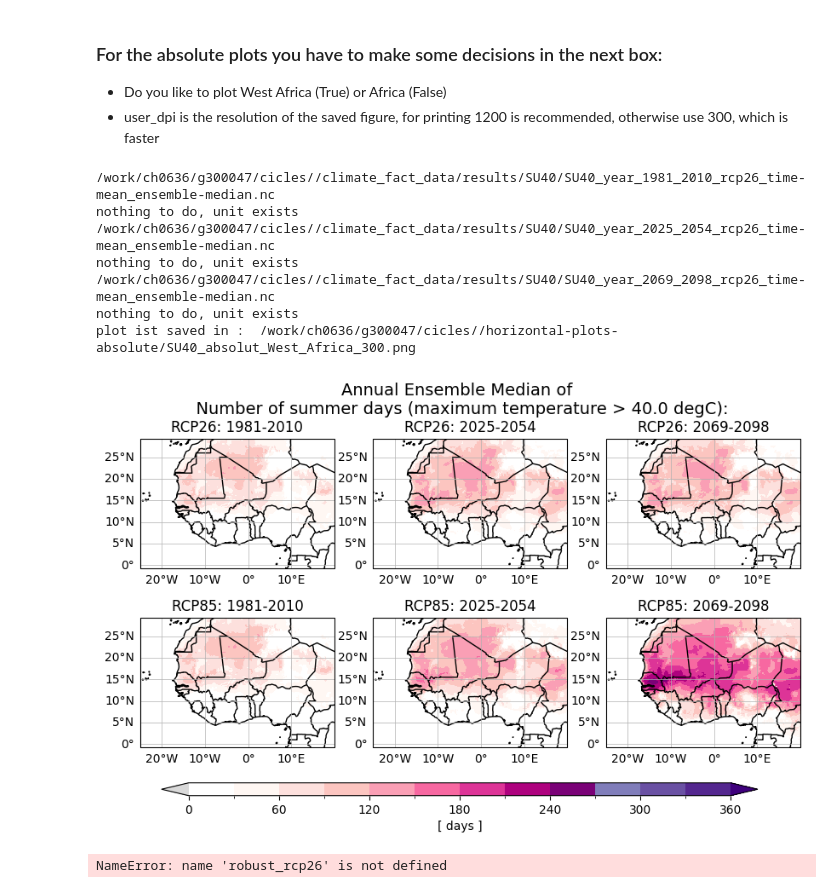
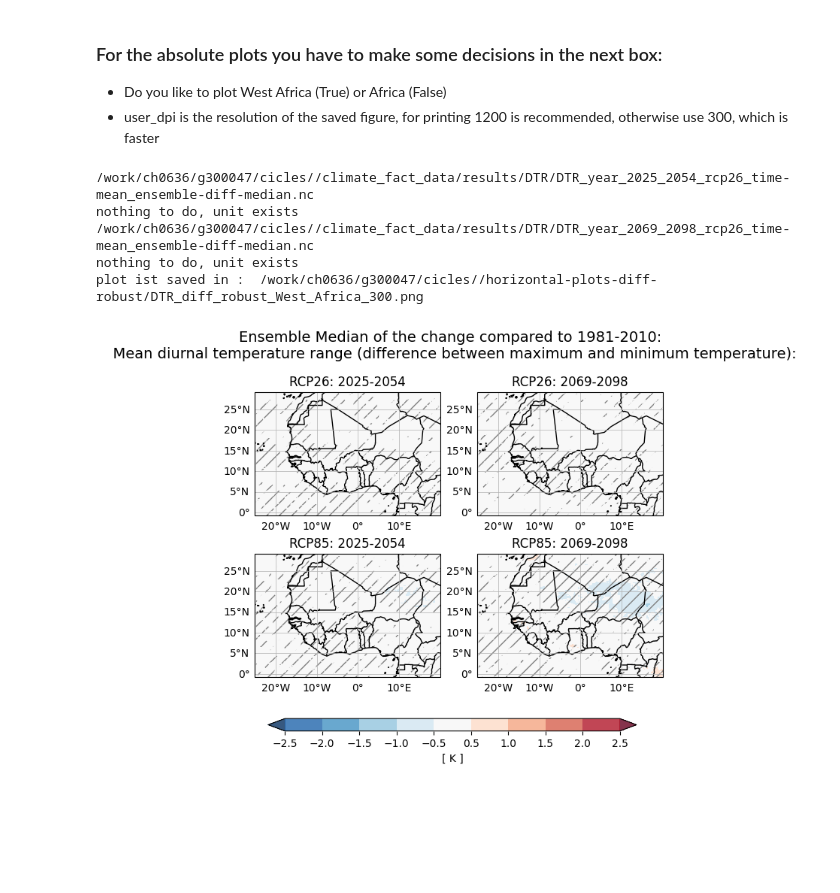
Before and after one commit to KatharinaBuelow/heat-indicators-africa, a Jupyter notebook: Notebooks/horiplot-heat-indicator-diff-robust.ipynb, the cells around one changed output. Drawn from its saved outputs; the diff is of its cells as text; code cells hidden in the pictures; blank space fills up the shorter version.

Commit message:
notebook for time series

```diff
--- a/Notebooks/horiplot-heat-indicator-diff-robust.ipynb
+++ b/Notebooks/horiplot-heat-indicator-diff-robust.ipynb
@@ -22,7 +22,7 @@ home=os.getcwd()
 database='/work/ch0636/g300047/cicles/'
 # set directories
 datadir=database +'/climate_fact_data/results'
-plotdir=database+'/horizontal-plots-absolute'
+plotdir=database+'/horizontal-plots-diff-robust'
 # %%
 directory_available(plotdir)
 # %%
@@ -34,6 +34,7 @@ directory_available(plotdir)
 # Chose if you like median or mean
 #var='SU30'
 #var='SU35'
+#var='SU40'
 #var='TG'
 #var='HSn'
 #var='HSx'
@@ -41,8 +42,9 @@ directory_available(plotdir)
 #var='HWf'
 #var='HWn'
 #var='HWx'
-var='TR'
+#var='TR'
 #var='WSDI'
+var='DTR'
 timefreq='year_2'
 what='_time-mean_ensemble-diff-median.nc'
 robust='_ensemble-robustness.nc'
@@ -61,31 +63,6 @@ sims_rcp26.sort()
 sims_rcp85.sort()
 robust_rcp26.sort()
 robust_rcp85.sort()
-# %%
-# This is for absolute plots
-#
-# Detemine the variable
-# Time resolution you like
-# Chose if you like median or mean
-#
-var='SU40'
-#var='SU30'
-#var='SU35'
-#var='TG'
-#var='HSn'
-#var='HSx'
-#var='HSf'
-#var='HWf'
-#var='HWn'
-#var='HWx'
-#var='WSDI'
-#var='TR'
-timefreq='year'
-what='_time-mean_ensemble-median.nc'
-list_rcp26 = "rcp26"
-list_rcp85 = "rcp85"
-
-title_part="Annual Ensemble Median of \n "
 # %%
 # Get the list of files for difference plots
 #sims_rcp26 = glob.glob(datadir+'/'+var+'/'+var+'*'+timefreq+'*'+list_rcp26+'*'+what)
@@ -127,7 +84,7 @@ else:
 
 #heatwave with tasmax >35
 #HSf: Number of hot spells (maximum temperature > 35 degC)  , minimum 3 days
-if var in ['SU35','HSx', 'HSn']:
+if var in ['TR','SU35','HSx', 'HSn','SU40']:
     color_steps_diff=['#d1e5f0','#ffffff','#f7f4f9','#e7e1ef','#d4b9da','#c994c7','#df65b0','#e7298a','#ce1256','#980043','#67001f']
 elif var in ['HSf',]:
     color_steps_diff=['#92c5de','#d1e5f0','#ffffff','#ffffff','#f7f4f9','#e7e1ef','#d4b9da','#c994c7','#df65b0','#e7298a','#ce1256','#980043','#67001f']
@@ -136,6 +93,9 @@ elif var in ['HWf',]:
 # Warmspell with tasmax>30
 elif var in ['SU30','HWx','HWn']:
     color_steps_diff=['#d1e5f0','#ffffff','#ffffcc','#ffeda0','#fed976','#feb24c','#fd8d3c','#fc4e2a','#e31a1c','#bd0026','#800026']
+elif var in ['DTR']:
+    color_steps_diff=['#67001f','#b2182b','#d6604d','#f4a582','#fddbc7','#f7f7f7','#d1e5f0','#92c5de','#4393c3','#2166ac','#053061']
+    color_steps_diff =color_steps_diff[::-1]
 
 
 # difference plots for WSDI
@@ -147,7 +107,7 @@ elif var in ['TG']:
 else:
     print('no colors defined for ', var)
 
-if var in ['SU30','SU35','HSn']:
+if var in ['TR','SU30','SU35','HSn','SU40']:
     level_steps_diff=[0,10,20,30,45,60,90,120,150,180]
 elif var=='HWn':
     level_steps_diff=[0,10,20,30,60,90,120,150,180,220]
@@ -157,6 +117,8 @@ elif var in ['HSf','HWf']:
     level_steps_diff=[-3,-1,0,1,3,5,7,9,11,13]
 elif var=='TG':
     level_steps_diff=[-0.5,0,0.5,1,1.5,2,2.5,3,3.5,4,4.5,5]
+elif var=='DTR':
+    level_steps_diff=[-2.5,-2,-1.5,-1,-0.5,0.5,1,1.5,2,2.5]
 elif var=='WSDI':
     level_steps_diff=[0,20,40,60,80,100,150,200,250,300,350]
 else:
@@ -184,41 +127,28 @@ data['HSf'].units
 ### For the absolute plots you have to make some decisions in the next box:
 * Do you like to plot West Africa (True) or Africa (False)
 * user_dpi is the resolution of the saved figure, for printing 1200 is recommended, otherwise use 300, which is faster
-# %%
-plot_6absolut(
-     sims_rcp26,
-     sims_rcp85,
-     level_steps,
-     color_steps,
-     plotdir,
-     title=title_part,
-     var=var,
-     westafrica=True,
-     user_dpi=300,   # default is 300, 1200 for printings
-     )
-# %% [output]
-/work/ch0636/g300047/cicles//climate_fact_data/results/SU40/SU40_year_1981_2010_rcp26_time-mean_ensemble-median.nc
-nothing to do, unit exists
-/work/ch0636/g300047/cicles//climate_fact_data/results/SU40/SU40_year_2025_2054_rcp26_time-mean_ensemble-median.nc
-nothing to do, unit exists
-/work/ch0636/g300047/cicles//climate_fact_data/results/SU40/SU40_year_2069_2098_rcp26_time-mean_ensemble-median.nc
-nothing to do, unit exists
-plot ist saved in :  /work/ch0636/g300047/cicles//horizontal-plots-absolute/SU40_absolut_West_Africa_300.png
-[figure, removed]
 # %%
-plot_6diff(
+plot_4diff(
      sims_rcp26,
      sims_rcp85,
      robust_rcp26,
      robust_rcp85,
      level_steps_diff,
      color_steps_diff,
      what,
      robust,
      plotdir,
      title=title_part,
      var=var,
      robustness=True,
+     #westafrica=False,
+     westafrica=True,
+     user_dpi=300,
     )
 # %% [output]
-NameError: name 'robust_rcp26' is not defined
+/work/ch0636/g300047/cicles//climate_fact_data/results/DTR/DTR_year_2025_2054_rcp26_time-mean_ensemble-diff-median.nc
+nothing to do, unit exists
+/work/ch0636/g300047/cicles//climate_fact_data/results/DTR/DTR_year_2069_2098_rcp26_time-mean_ensemble-diff-median.nc
+nothing to do, unit exists
+plot ist saved in :  /work/ch0636/g300047/cicles//horizontal-plots-diff-robust/DTR_diff_robust_West_Africa_300.png
+[figure, added]
```
Also changed, not shown: parts of 5 cells of this notebook, 2 other files.
